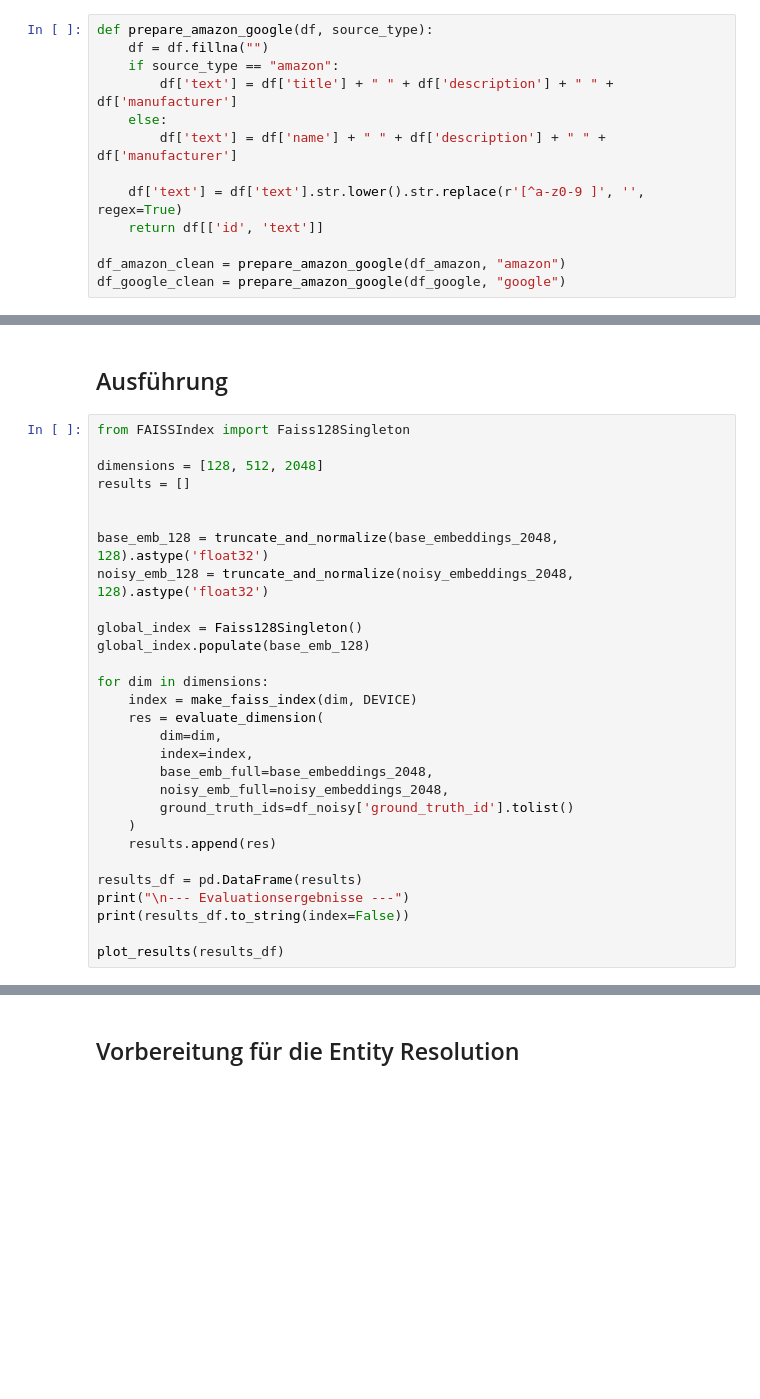
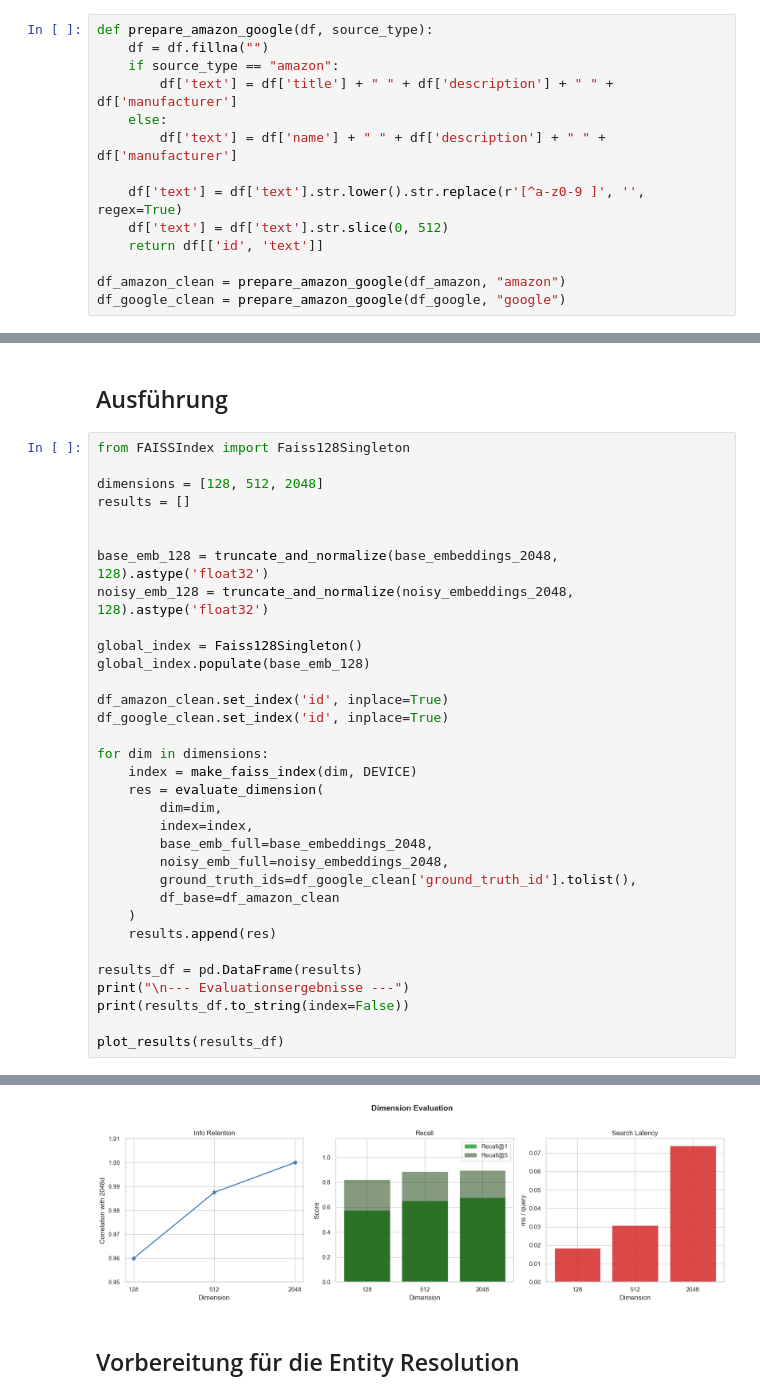
Before and after one commit to F1nnSBK/Entitiy-Resolution, a Jupyter notebook: entity_resolution.ipynb, the cells around one changed output, grey strips where cells are left out. Drawn from its saved outputs; the diff is of its cells as text; blank space fills up the shorter version.

```diff
--- a/entity_resolution.ipynb
+++ b/entity_resolution.ipynb
@@ -179,6 +179,7 @@ def prepare_amazon_google(df, source_type):
         df['text'] = df['name'] + " " + df['description'] + " " + df['manufacturer']
 
     df['text'] = df['text'].str.lower().str.replace(r'[^a-z0-9 ]', '', regex=True)
+    df['text'] = df['text'].str.slice(0, 512)
     return df[['id', 'text']]
 
 df_amazon_clean = prepare_amazon_google(df_amazon, "amazon")
@@ -359,6 +394,9 @@ noisy_emb_128 = truncate_and_normalize(noisy_embeddings_2048, 128).astype('float
 global_index = Faiss128Singleton()
 global_index.populate(base_emb_128)
 
+df_amazon_clean.set_index('id', inplace=True)
+df_google_clean.set_index('id', inplace=True)
+
 for dim in dimensions:
     index = make_faiss_index(dim, DEVICE)
     res = evaluate_dimension(
@@ -366,7 +404,8 @@ for dim in dimensions:
         index=index,
         base_emb_full=base_embeddings_2048,
         noisy_emb_full=noisy_embeddings_2048,
-        ground_truth_ids=df_noisy['ground_truth_id'].tolist()
+        ground_truth_ids=df_google_clean['ground_truth_id'].tolist(),
+        df_base=df_amazon_clean
     )
     results.append(res)
 
@@ -375,3 +414,4 @@ print("\n--- Evaluationsergebnisse ---")
 print(results_df.to_string(index=False))
 
 plot_results(results_df)
+# %% [output]
@@ -378,3 +429,4 @@ plot_results(results_df)
+[figure, added]
 # %% [markdown]
 ## Vorbereitung für die Entity Resolution
 # %%
```
Also changed, not shown: parts of 11 cells of this notebook, 4 other files.
